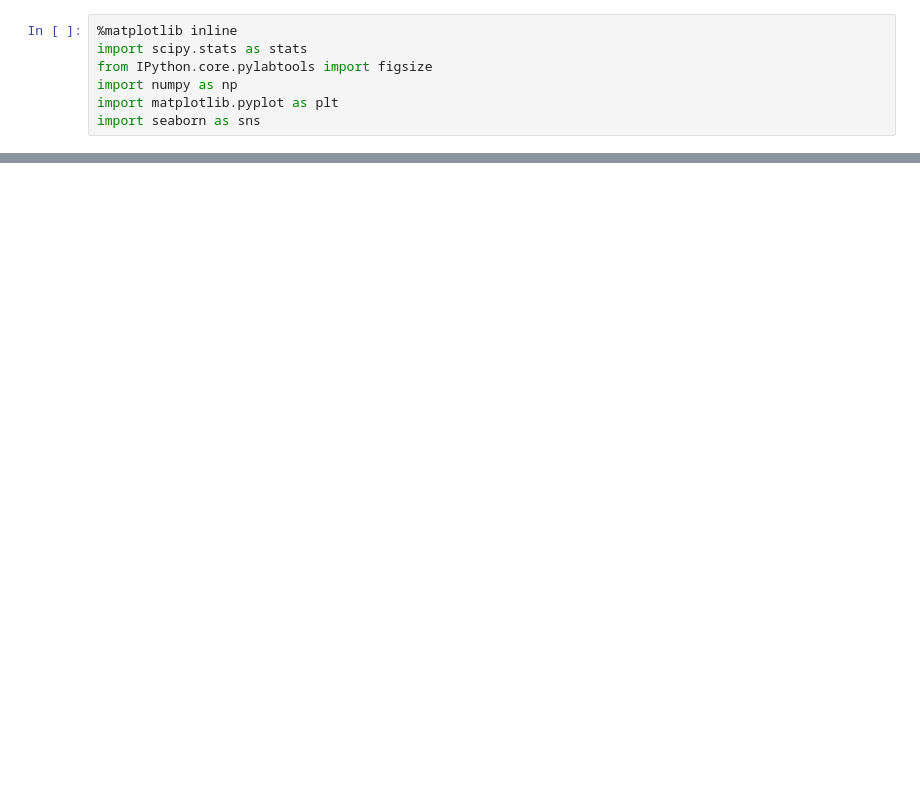
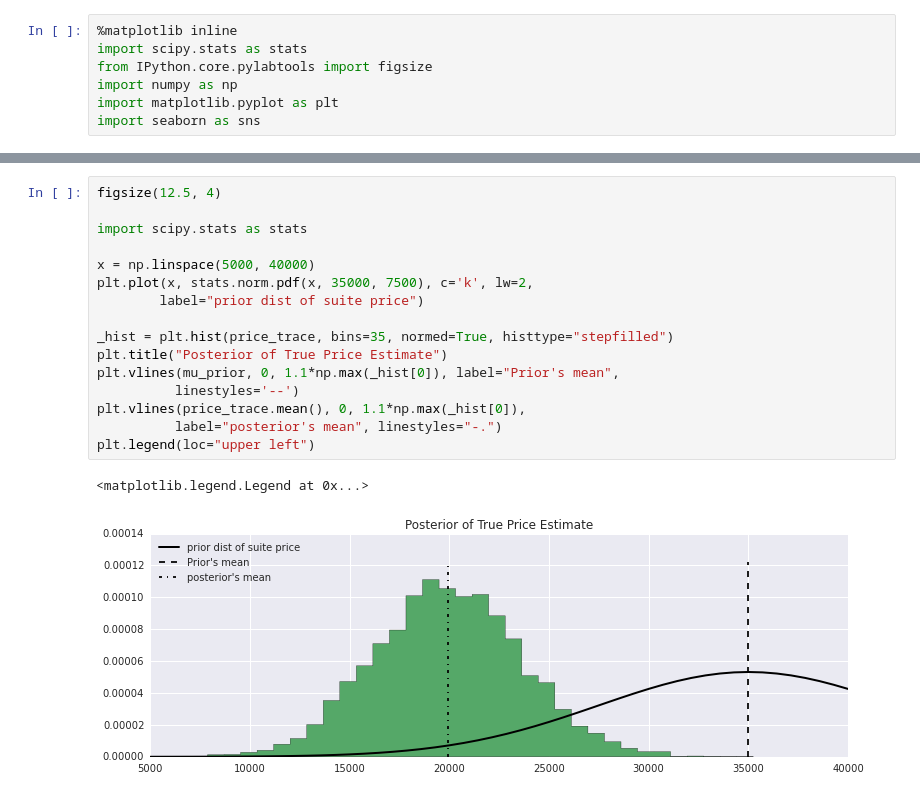
Before and after one commit to jgerardsimcock/Prob_for_Hackers, a Jupyter notebook: Chap5/Chap5.ipynb, the cells around one changed output, grey strips where cells are left out. Saved outputs shown, nothing was run; the diff lists cells and outputs as text; blank space fills up the shorter version.

```diff
--- a/Chap5/Chap5.ipynb
+++ b/Chap5/Chap5.ipynb
@@ -40,0 +100,19 @@ NameError: name 'p3' is not defined
+# %%
+figsize(12.5, 4)
+
+import scipy.stats as stats
+
+x = np.linspace(5000, 40000)
+plt.plot(x, stats.norm.pdf(x, 35000, 7500), c='k', lw=2,
+        label="prior dist of suite price")
+
+_hist = plt.hist(price_trace, bins=35, normed=True, histtype="stepfilled")
+plt.title("Posterior of True Price Estimate")
+plt.vlines(mu_prior, 0, 1.1*np.max(_hist[0]), label="Prior's mean",
+          linestyles='--')
+plt.vlines(price_trace.mean(), 0, 1.1*np.max(_hist[0]),
+          label="posterior's mean", linestyles="-.")
+plt.legend(loc="upper left")
+# %% [output]
+<matplotlib.legend.Legend at 0x...>
+[figure, added]
```
Also changed, not shown: parts of 9 cells of this notebook.
